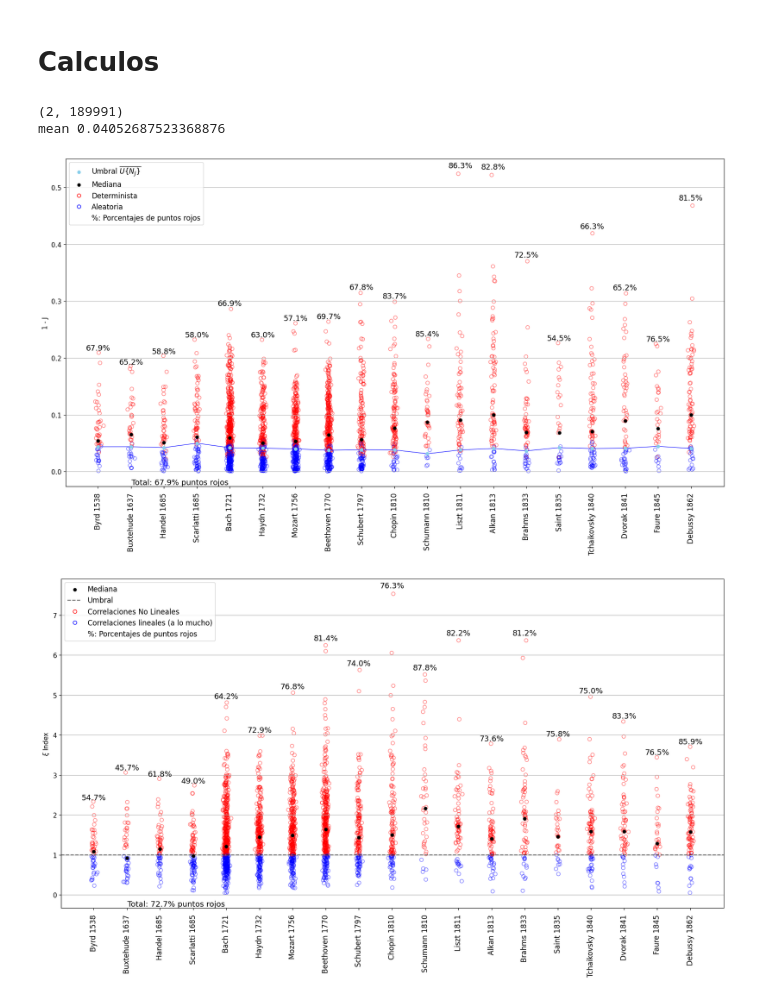
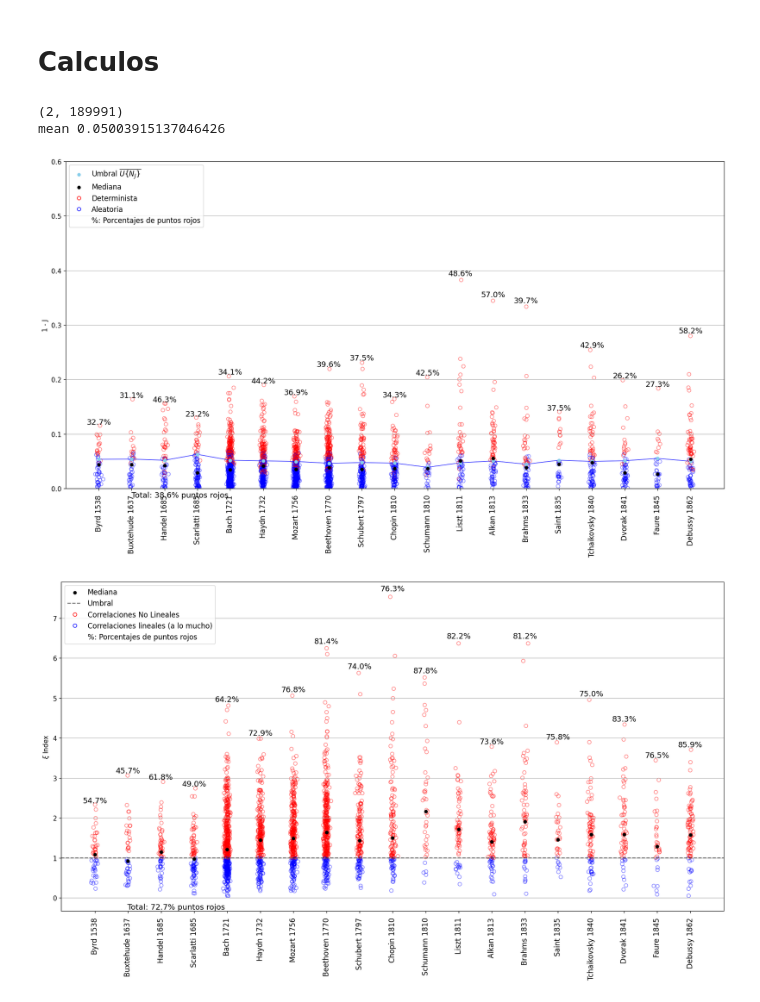
Before and after one commit to EduardoGarcia528/Tesis, a Jupyter notebook: musica-tesis/Limpiar_piezas.ipynb, the cells around one changed output. Drawn from its saved outputs; the diff is of its cells as text; code cells hidden in the pictures.

```diff
--- a/musica-tesis/Limpiar_piezas.ipynb
+++ b/musica-tesis/Limpiar_piezas.ipynb
@@ -138,22 +138,20 @@ J_minus = J_null_matrix[:2,:]
 # J_minus = np.load('data\J_minus_continuo.npy')
 print(np.shape(J_minus))
 
-pts_interp = 2
+pts_interp = 1
 carpeta2 = 'data/J_lineal_sincorte_depurado/interp_'+str(pts_interp)
 # carpeta2 = 'data/J_hermite_sincorte_depurado/interp_'+str(pts_interp)
-carpeta_new = 'new_data/Js_interp2'
+carpeta_new = 'new_data/Js'
 
 archivos_en_carpeta2 = os.listdir(carpeta2)
 archivos_en_carpeta_new = os.listdir(carpeta_new)
 
 data2 = [1 - np.sort(np.load(os.path.join(carpeta2, array)))[:] for array in archivos_en_carpeta2]
 Ns_data = [Ns[array] for array in range(np.shape(Ns)[0])]
-J_OG = [1-np.load('data\J_composers_Hz_depurado.npy')[array] for array in range(np.shape(Ns)[0])]
 J_new = [1-np.sort(np.load(os.path.join(carpeta_new, array)))[:] for array in archivos_en_carpeta_new]
 
 data2 = [array[~np.isnan(array)] for array in J_new]
 Ns_data = [array[~np.isnan(array)] for array in Ns_data]
-J_OG = [array[~np.isnan(array)] for array in J_OG]
 
 for j in range(num_compositores):
     for i in range(len(Ns_data[j])):
@@ -197,42 +195,36 @@ total_percentage_red = (total_red_points / total_points) * 100
 ymin = ax.get_ylim()[0]   # límite inferior actual del eje y
 xmin = ax.get_xlim()[0]   # si quieres fijarlo también en el mínimo de x, por ejemplo
 
 # Añadir texto en coordenadas de datos
 ax.text(xmin + 0.1*(ax.get_xlim()[1]-ax.get_xlim()[0]),  # un poquito a la derecha del xmin
         ymin,                                            # justo en ymin
         f'Total: {total_percentage_red:.1f}% puntos rojos',
         ha='left', va='bottom', fontsize=13, color='black')
 
-# ax.set_xlabel(f'Distribución del índice (1-J) con interpolación lineal de {pts_interp} pts', fontsize=13)
-# ax.set_xlabel(f'Distribución del índice (1-J) de las melodias de larga duración', fontsize=13)
 ax.set_ylabel('1 - J', fontsize=11)
 ax.tick_params(axis='y', labelsize=11)
 ax.set_xticks(np.arange(1, num_compositores+1))
 
 # ax.scatter(np.arange(1, 78), puntos1, color='red', s=50, zorder=3, marker = '*', label=r'$U\{\overline{N_J}\}$')
 ax.scatter(np.arange(1, num_compositores+1), puntos2, color='#87CEEB', s=25, zorder=3, marker = 'o', label=r'Umbral $\overline{U\{ N_J \}}$')
 # ax.axhline(y=0.029071461469613136)
 ax.scatter(np.arange(1, num_compositores+1), mediana, color='black',s=25,zorder=3,marker='o',label='Mediana')
 ax.plot(np.arange(1, num_compositores+1), puntos2, color='blue', linestyle='-', linewidth=0.8)
 # ax.plot(np.arange(1, 18), mediana, color='red', linestyle='-', linewidth=0.8)
 ax.plot([],[], marker = 'o',color='none', markeredgecolor='red', label = 'Determinista')
 ax.plot([],[], marker='o', color='none', markeredgecolor='blue', label= 'Aleatoria')
 ax.plot([],[], marker='none', color='none', label = '%: Porcentajes de puntos rojos')
 
 # Agregar la leyenda al gráfico
-# ax.legend(handles=legend_elements)
 ax.legend(loc='upper left',fontsize=12)
-# ax.xaxis.set_label_position('top')  # Movemos la etiqueta del eje x
-# ax.xaxis.tick_top()  # Movemos los ticks del eje x a la parte superior
-# ax.spines['top'].set_position(('axes', 1.0))  # Movemos la espina superior al tope de la figura
-# ax.spines['bottom'].set_position(('axes', -0.1))  # Ocultamos la espina inferior
+ax.set_ylim(0,0.6)
 ax.set_xticklabels([f"{composer} {datos_composers[composer]['Birth_year']} " for i, composer in enumerate(datos_composers.keys())], rotation=90,fontsize=12)
 plt.grid(axis='y')
 plt.show()
 # %% [output]
 (2, 189991)
-mean 0.04052687523368876
+mean 0.05003915137046426
-[figure, old version]
+[figure, new version]
 # %%
 """Scatter xi"""
 
```
Also changed, not shown: parts of 9 cells of this notebook, 32 other files.
